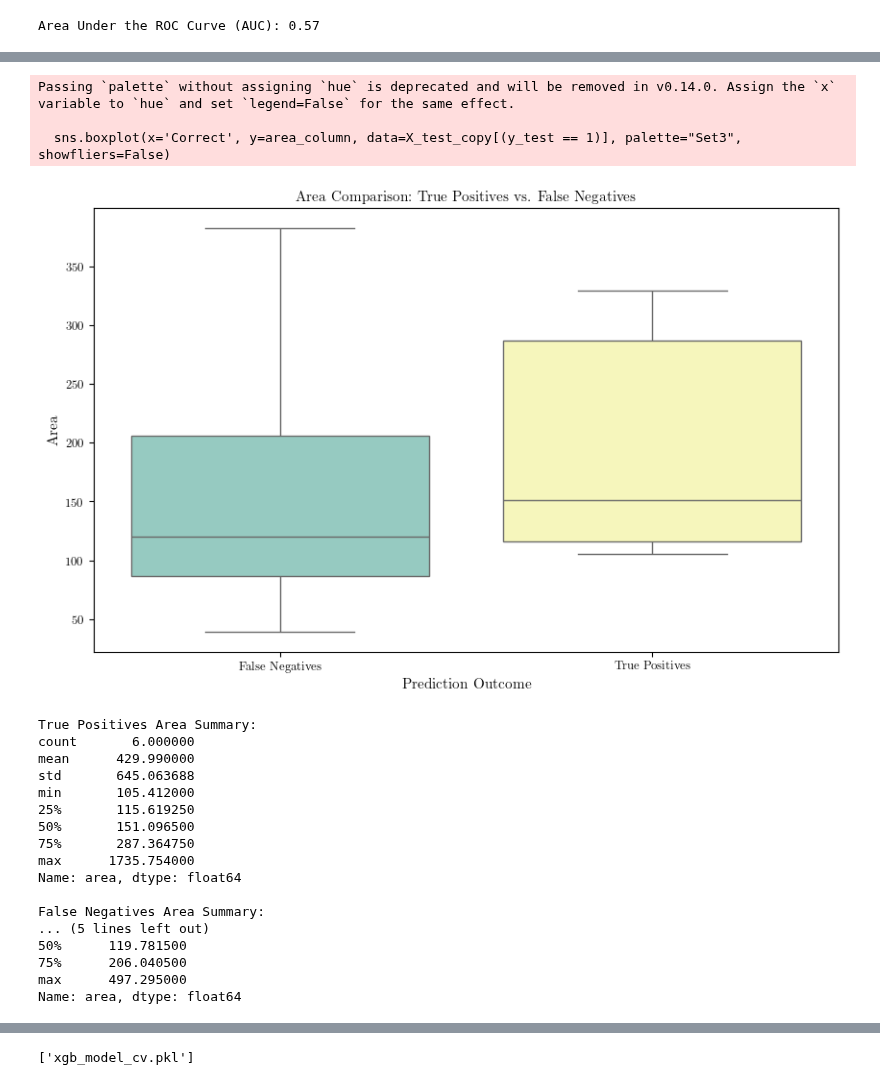
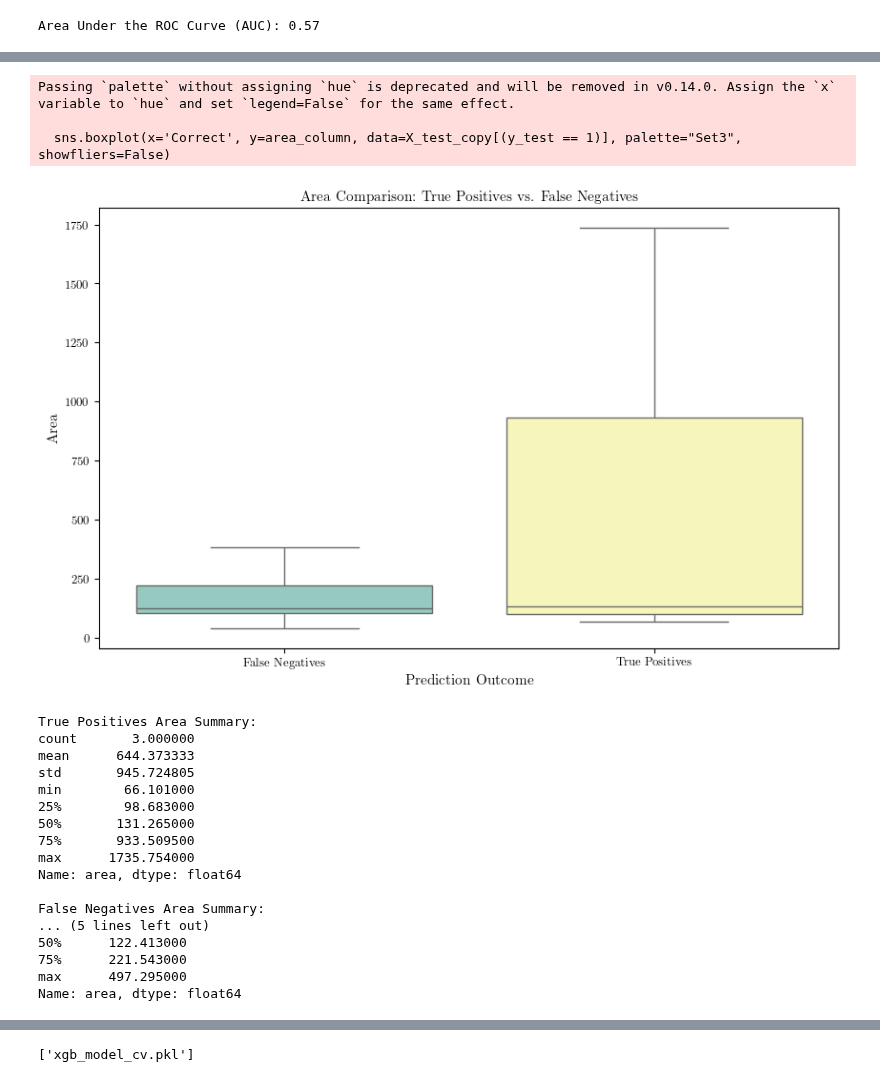
Before and after one commit to ol-webb/tree_gaps4, a Jupyter notebook: all_gaps_mk2/main1 - Copy.ipynb, the cells around one changed output, grey strips where cells are left out. Drawn from its saved outputs; the diff is of its cells as text; code cells hidden in the pictures.

```diff
--- a/all_gaps_mk2/main1 - Copy.ipynb
+++ b/all_gaps_mk2/main1 - Copy.ipynb
@@ -3077,3 +3245,13 @@ cm = confusion_matrix(y_df_2yr_frost_test, y_pred)
+# %%
+y_pred = custom_xgb_model['X_df_2yr_lee'].predict(X_df_2yr_lee_test.drop(columns=['area'],axis=1))
+
+y_prob = custom_xgb_model['X_df_2yr_lee'].predict_proba(X_df_2yr_lee_test.drop(columns=['area'],axis=1))[:, 1]
+custom_threshold = 0.3  # or whatever you determine to be appropriate
+y_pred_custom = (y_prob > custom_threshold).astype(int)
+
+
+# Confusion matrix
+cm = confusion_matrix(y_df_2yr_lee_test, y_pred)
 # %%
 sns.heatmap(cm, annot=True, fmt="d", cmap="Blues", xticklabels=["Predicted 0", "Predicted 1"], yticklabels=["Actual 0", "Actual 1"])
 plt.ylabel('Actual')
@@ -3203,0 +3305,28 @@ X_df_2yr_frost_test
+# %%
+from sklearn.metrics import precision_recall_curve, average_precision_score
+import matplotlib.pyplot as plt
+
+# Assuming you have your model and test data
+strs='X_df_2yr'
+model = custom_xgb_model[strs]
+X_test = train_test_splits[strs]['X_test'].drop(columns='area',axis=1)
+y_test = train_test_splits[strs]['y_test']
+
+# Step 1: Get the predicted probabilities for the positive class
+y_prob = model.predict_proba(X_test)[:, 1]
+
+# Step 2: Calculate precision and recall values
+precision, recall, thresholds = precision_recall_curve(y_test, y_prob)
+
+# Calculate the average precision score (optional, for reference)
+avg_precision = average_precision_score(y_test, y_prob)
+
+# Step 3: Plot the precision-recall curve
+plt.figure(figsize=(8, 6))
+plt.plot(recall, precision, color='b', lw=2, label=f'Precision-Recall curve (AP = {avg_precision:.2f})')
+plt.xlabel('Recall')
+plt.ylabel('Precision')
+plt.title('Precision-Recall Curve')
+plt.legend(loc='lower left')
+plt.grid(True)
+plt.show()
@@ -3225,49 +3356,49 @@ def analyze_predictions(model, X_test, y_test, area_column='area'):
     # Add the predictions back to the original test DataFrame
     X_test_copy['Predicted'] = y_pred
 
     # Create a column to indicate whether the prediction was correct (1 for True Positive, 0 for False Negative)
     X_test_copy['Correct'] = (y_test == X_test_copy['Predicted']).astype(int)
 
     # Filter out the True Positives and False Negatives
     true_positives = X_test_copy[(y_test == 1) & (X_test_copy['Predicted'] == 1)]
     false_negatives = X_test_copy[(y_test == 1) & (X_test_copy['Predicted'] == 0)]
 
     # Plot the areas of True Positives and False Negatives
     plt.figure(figsize=(10, 6))
     sns.boxplot(x='Correct', y=area_column, data=X_test_copy[(y_test == 1)], palette="Set3", showfliers=False)
     plt.xticks([0, 1], ['False Negatives', 'True Positives'])
     plt.title('Area Comparison: True Positives vs. False Negatives')
     plt.ylabel('Area')
     plt.xlabel('Prediction Outcome')
     plt.show()
 
     # Summary statistics
     print("True Positives Area Summary:")
     print(true_positives[area_column].describe())
     print("\nFalse Negatives Area Summary:")
     print(false_negatives[area_column].describe())
 
 # Example usage:
-analyze_predictions(bm_cv, X_df_2yr_frost_test, y_df_2yr_frost_test)
+analyze_predictions(model, X_df_2yr_frost_test, y_df_2yr_frost_test)
 # %% [output]
 Passing `palette` without assigning `hue` is deprecated and will be removed in v0.14.0. Assign the `x` variable to `hue` and set `legend=False` for the same effect.
 
   sns.boxplot(x='Correct', y=area_column, data=X_test_copy[(y_test == 1)], palette="Set3", showfliers=False)
-[figure, old version]
+[figure, new version]
 True Positives Area Summary:
-count       6.000000
-mean      429.990000
-std       645.063688
-min       105.412000
-25%       115.619250
-50%       151.096500
-75%       287.364750
+count       3.000000
+mean      644.373333
+std       945.724805
+min        66.101000
+25%        98.683000
+50%       131.265000
+75%       933.509500
 max      1735.754000
 Name: area, dtype: float64
 
 False Negatives Area Summary:
 ... (5 lines left out)
-50%      119.781500
-75%      206.040500
+50%      122.413000
+75%      221.543000
 max      497.295000
 Name: area, dtype: float64
```
Also changed, not shown: parts of 35 cells of this notebook, 1 other file.
